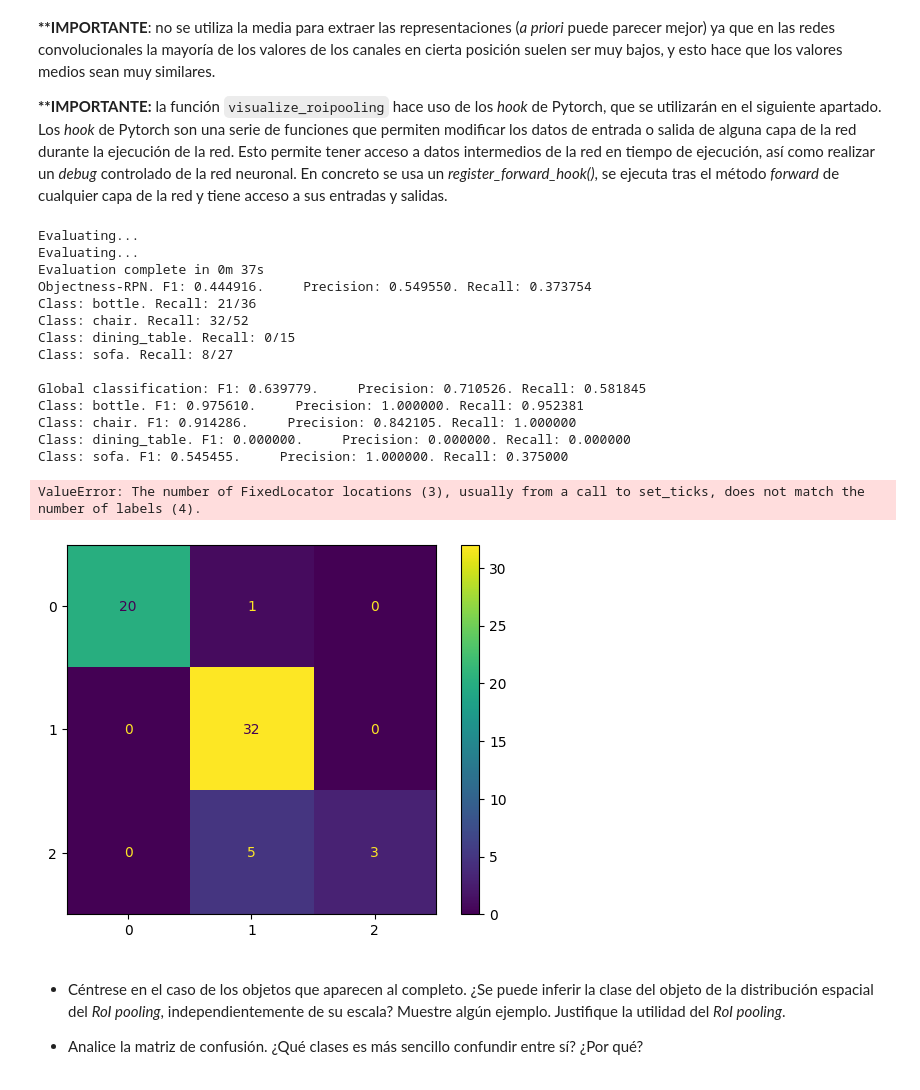
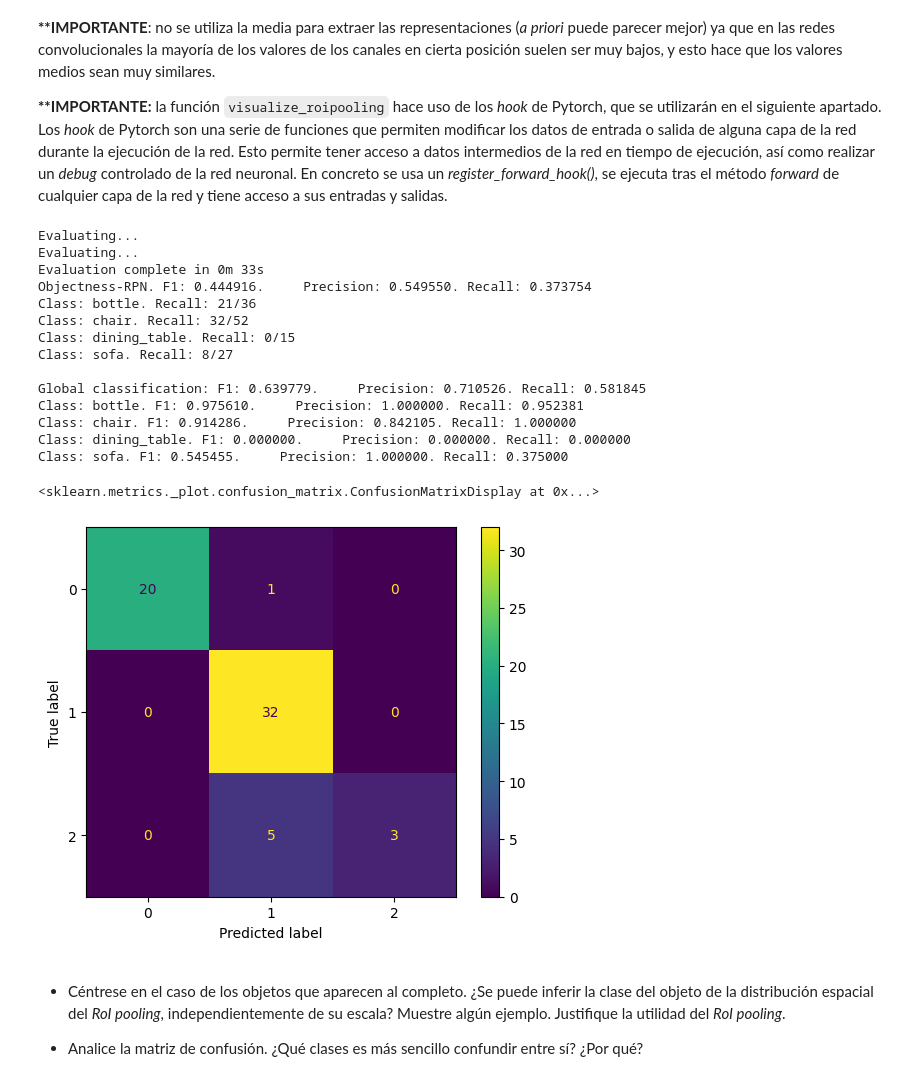
Before and after one commit to ldcas-uc3m/VA-PF, a Jupyter notebook: src/detection_VOC4_tutorial.ipynb, the cells around one changed output. Saved outputs shown, nothing was run; the diff lists cells and outputs as text; code cells hidden in the pictures.

```diff
--- a/src/detection_VOC4_tutorial.ipynb
+++ b/src/detection_VOC4_tutorial.ipynb
@@ -835,30 +823,31 @@ __**IMPORTANTE:__ la función `visualize_roipooling` hace uso de los *hook* de P
 # %%
 from external import visualize_roipooling
 
 # For the roi-pooling experiment, analyze the top bounding-boxes (th_score>0.7) and only those with
 # th_iou>0.7 with the ground-truth
 visualize_roipooling(model_ft, data_loader_test, device, class_names, 0.7, 0.7, result_dir, True)
 # For the confusion matrix, experiment with the standard thresholds
 [precision,recall,ap_score,cm,_,_,_,_]=test_detection_model(model_ft, data_loader_test, class_names, 0.5, 0.5, result_dir, True, False, True)
+dconf=ConfusionMatrixDisplay(cm)
 dconf=ConfusionMatrixDisplay(cm,display_labels=class_names[1:])
 dconf.plot()
 # %% [output]
 Evaluating...
 Evaluating...
-Evaluation complete in 0m 37s
+Evaluation complete in 0m 33s
 Objectness-RPN. F1: 0.444916.     Precision: 0.549550. Recall: 0.373754
 Class: bottle. Recall: 21/36
 Class: chair. Recall: 32/52
 Class: dining_table. Recall: 0/15
 Class: sofa. Recall: 8/27
 
 Global classification: F1: 0.639779.     Precision: 0.710526. Recall: 0.581845
 Class: bottle. F1: 0.975610.     Precision: 1.000000. Recall: 0.952381
 Class: chair. F1: 0.914286.     Precision: 0.842105. Recall: 1.000000
 Class: dining_table. F1: 0.000000.     Precision: 0.000000. Recall: 0.000000
 Class: sofa. F1: 0.545455.     Precision: 1.000000. Recall: 0.375000
-ValueError: The number of FixedLocator locations (3), usually from a call to set_ticks, does not match the number of labels (4).
+<sklearn.metrics._plot.confusion_matrix.ConfusionMatrixDisplay at 0x...>
-[figure, old version]
+[figure, new version]
 # %% [markdown]
 - Céntrese en el caso de los objetos que aparecen al completo. ¿Se puede inferir la clase del objeto de la distribución espacial del *RoI pooling*, independientemente de su escala? Muestre algún ejemplo. Justifique la utilidad del *RoI pooling*.
 
```
Also changed, not shown: parts of 7 cells of this notebook.
